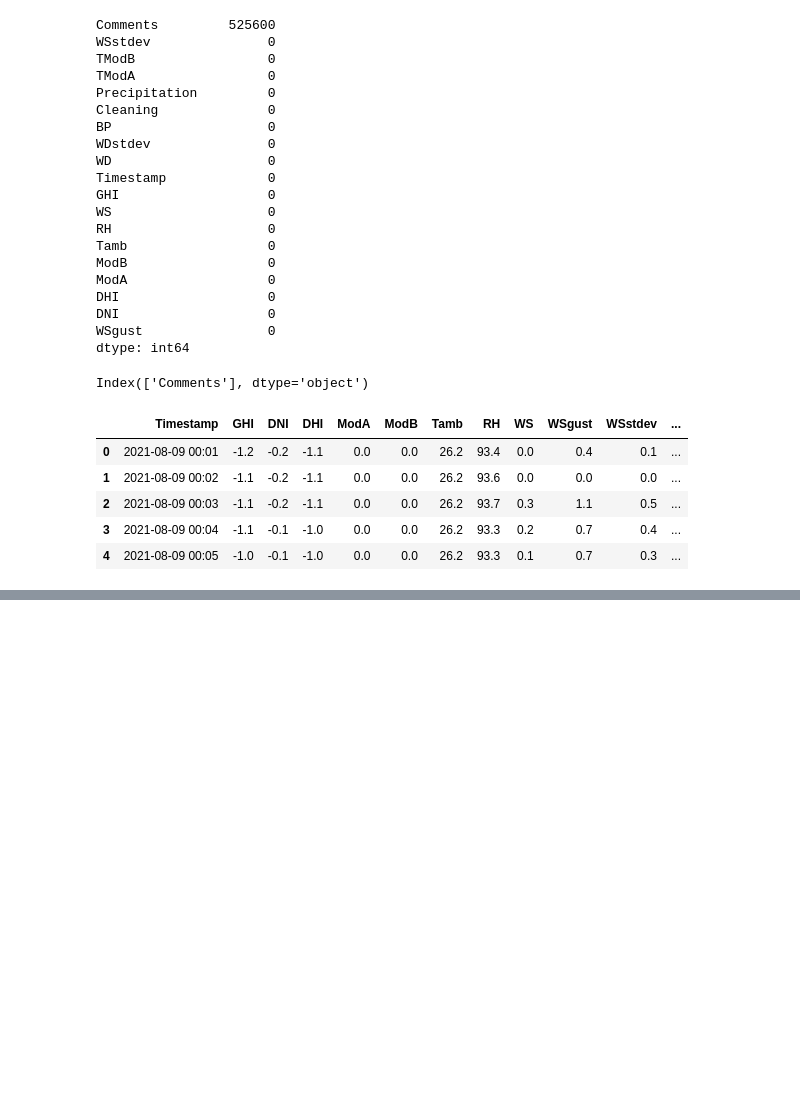
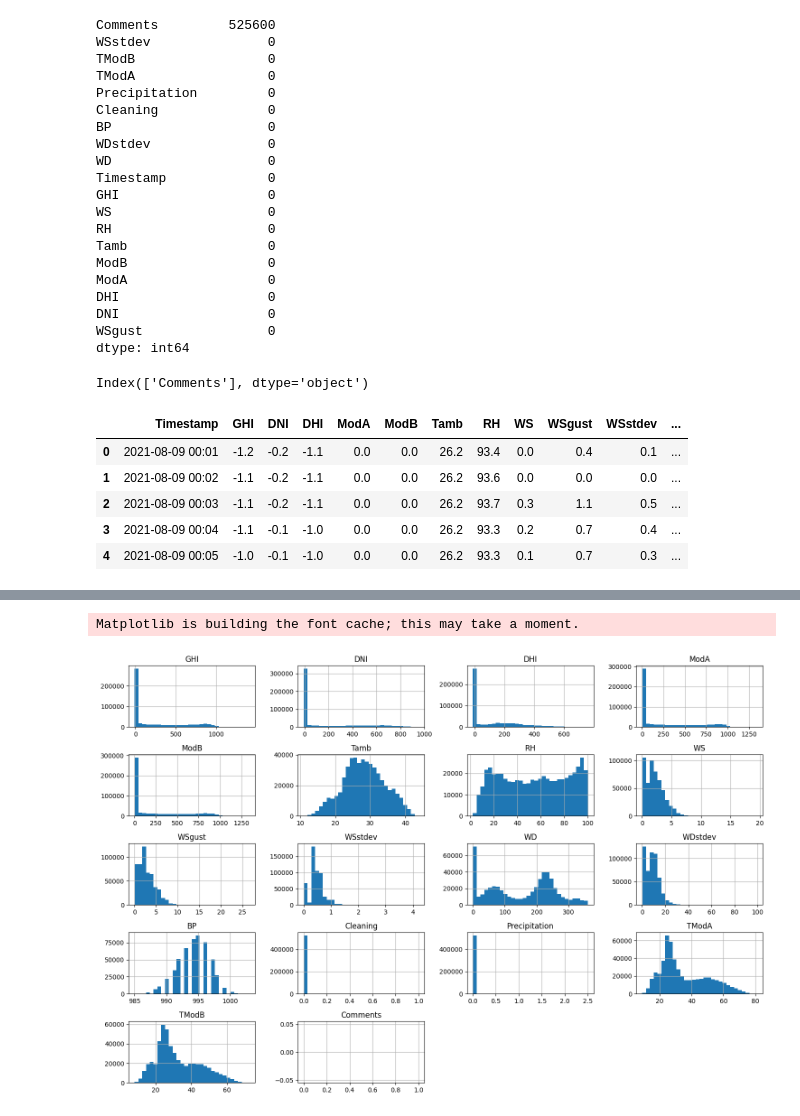
Before and after one commit to Bezawit85/solar-challenge-week1, a Jupyter notebook: notebooks/benin_eda.ipynb, the cells around one changed output, grey strips where cells are left out. Cells and saved outputs as stored; diff of their text form; code cells hidden in the pictures; blank space fills up the shorter version.

Commit message:
chore: add uniqueness checks and histogram plots in data profiling

```diff
--- a/notebooks/benin_eda.ipynb
+++ b/notebooks/benin_eda.ipynb
@@ -68,0 +122,10 @@ df.head()
+# %%
+import matplotlib.pyplot as plt
+
+# Automatically detect all numeric columns and plot them
+df.select_dtypes(include='number').hist(bins=30, figsize=(15, 10))
+plt.tight_layout()
+plt.show()
+# %% [output]
+Matplotlib is building the font cache; this may take a moment.
+[figure, added]
```
Also changed, not shown: parts of 4 cells of this notebook.
